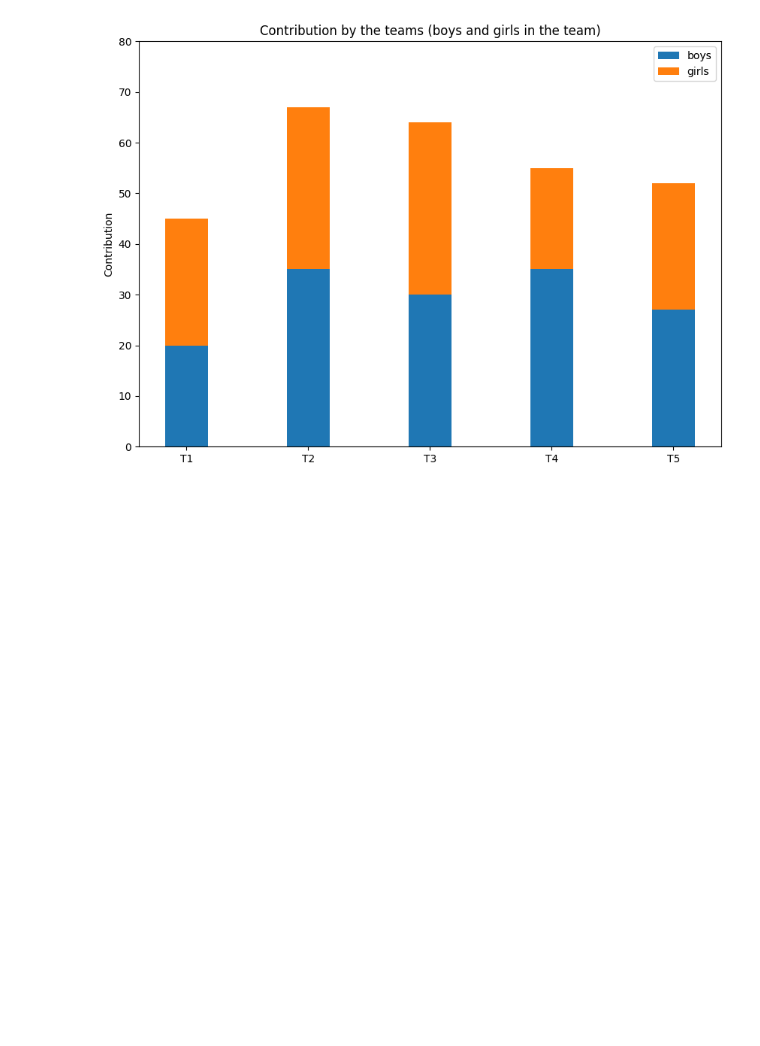
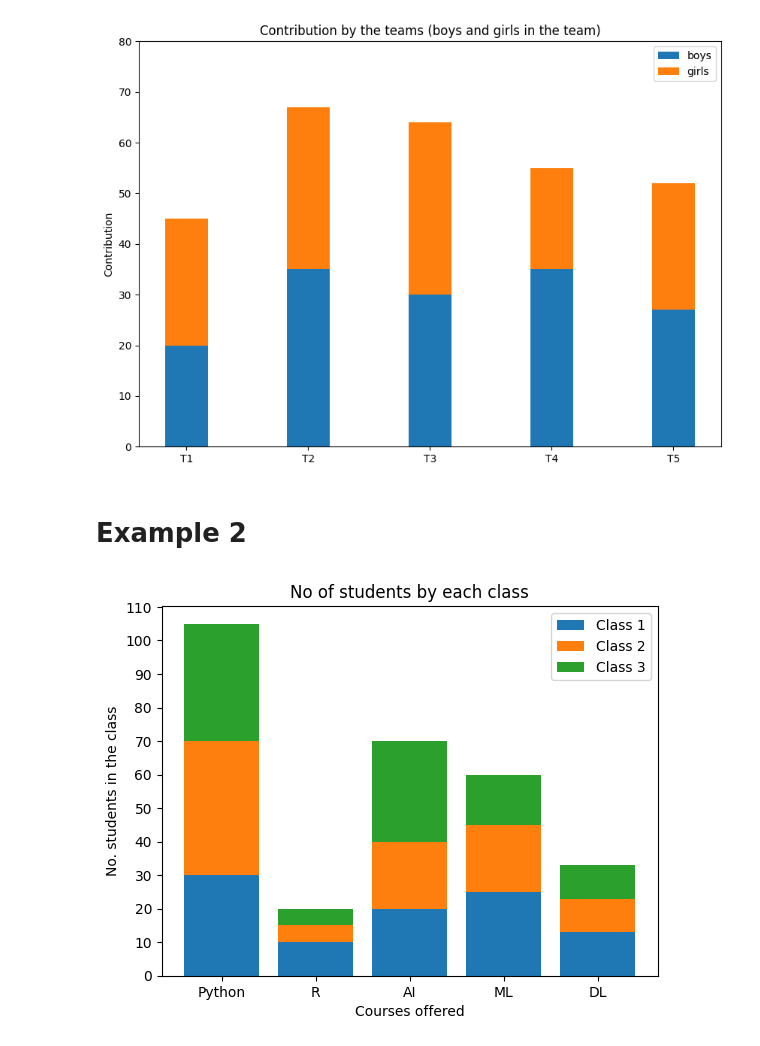
Before and after one commit to BENMEZIAN/Matplotlib-tutorial, a Jupyter notebook: Part_04_Bar_plot_matplotlib.ipynb, the cells around one changed output. Drawn from its saved outputs; the diff is of its cells as text; code cells hidden in the pictures; blank space fills up the shorter version.

```diff
--- a/Part_04_Bar_plot_matplotlib.ipynb
+++ b/Part_04_Bar_plot_matplotlib.ipynb
@@ -210,3 +210,29 @@ plt.legend((p1[0], p2[0]), ('boys', 'girls'))
 plt.show()
 # %% [output]
 [figure]
+# %% [markdown]
+# Example 2
+# %%
+import matplotlib.pyplot as plt
+import numpy as np
+
+# Data
+courses = ['Python', 'R', 'AI', 'ML', 'DL']
+class1_students = [30, 10, 20, 25, 13]
+class2_students = [40, 5, 20, 20, 10]
+class3_students = [35, 5, 30, 15, 10]
+
+# Create the stacked bar plot
+plt.bar(courses, class1_students, label='Class 1')
+plt.bar(courses, class2_students, bottom=class1_students, label='Class 2')
+plt.bar(courses, class3_students, bottom=[i+j for i,j in zip(class1_students, class2_students)], label='Class 3')
+
+plt.xlabel('Courses offered')
+plt.ylabel('No. students in the class')
+plt.title('No of students by each class')
+plt.xticks(courses)
+plt.yticks(range(0, 120, 10))
+plt.legend()
+plt.show()
+# %% [output]
+[figure, added]
```
Also changed, not shown: parts of 4 cells of this notebook.
